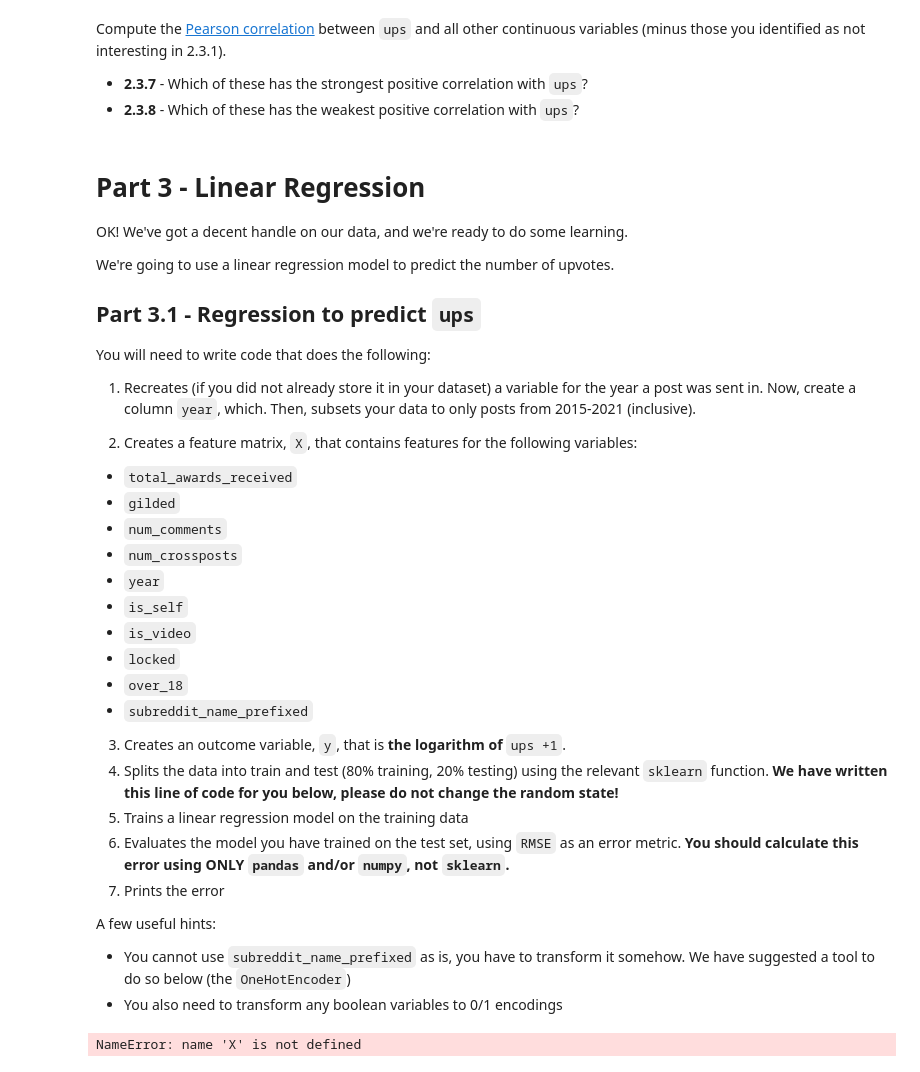
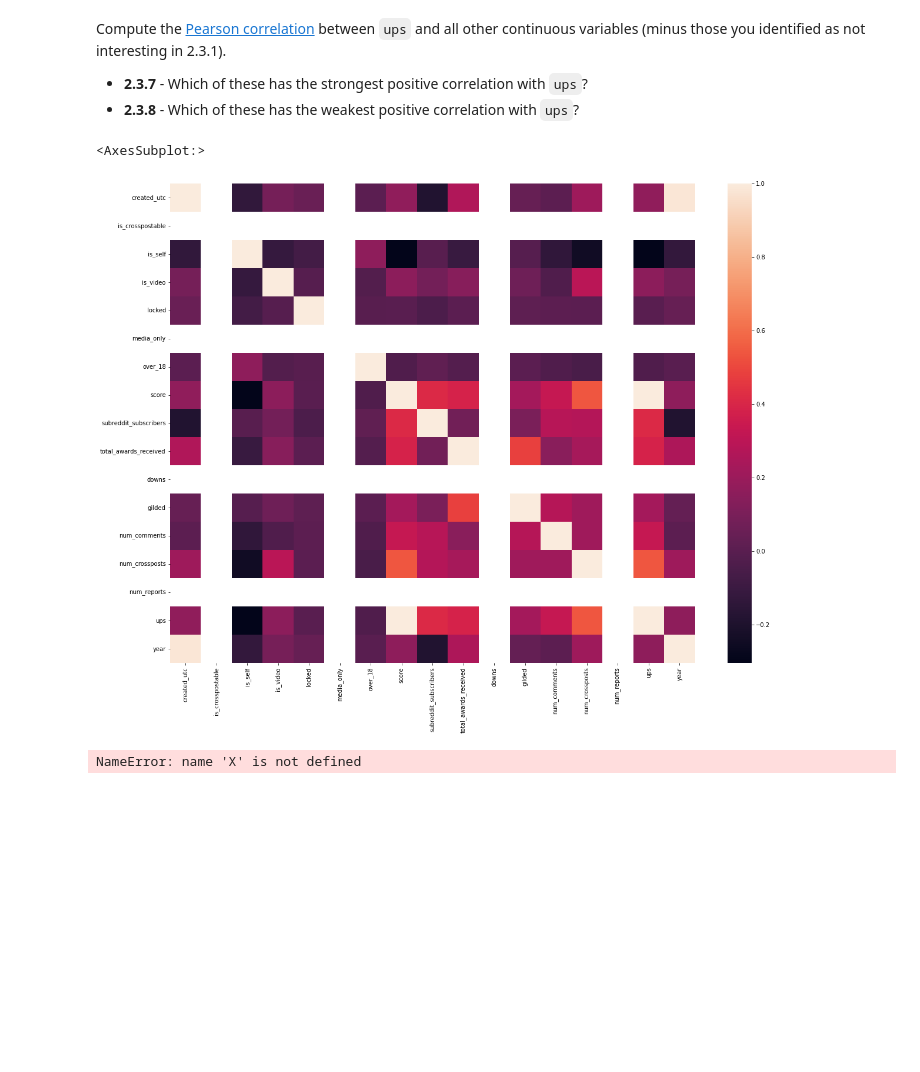
Before and after one commit to IAM-RAAVAAN/ml-project, a Jupyter notebook: assignment_1_474_s22_working.ipynb, the cells around one changed output. Saved outputs shown, nothing was run; the diff lists cells and outputs as text; code cells hidden in the pictures; blank space fills up the shorter version.

````diff
--- a/assignment_1_474_s22_working.ipynb
+++ b/assignment_1_474_s22_working.ipynb
@@ -570,40 +589,11 @@ Compute the [Pearson correlation](https://pandas.pydata.org/docs/reference/api/p
 - **2.3.8** - Which of these has the weakest positive correlation with ```ups```?
 # %%
 # Code for 2.3.7-8 here
+import seaborn as sns
+sns.heatmap(part2_data.corr())
+# %% [output]
+<AxesSubplot:>
+[figure, added]
-# %% [markdown]
-# Part 3 - Linear Regression
-
-OK! We've got a decent handle on our data, and we're ready to do some learning.
-
-We're going to use a linear regression model to predict the number of upvotes.
-
-## Part 3.1 - Regression to predict ```ups```
-
-You will need to write code that does the following:
-
-1. Recreates (if you did not already store it in your dataset) a variable for the year a post was sent in. Now, create a column ```year```, which. Then, subsets your data to only posts from 2015-2021 (inclusive).
-
-2. Creates a feature matrix, ```X```, that contains features for the following variables:
-- ```total_awards_received```
-- ```gilded```
-- ```num_comments```
-- ```num_crossposts```
-- ```year```
-- ```is_self```
-- ```is_video```
-- ```locked```
-- ```over_18```
-- ```subreddit_name_prefixed```
-
-3. Creates an outcome variable, ```y```, that is **the logarithm of** ```ups +1```.
-4. Splits the data into train and test (80% training, 20% testing) using the relevant ```sklearn``` function. **We have written this line of code for you below, please do not change the random state!**
-5. Trains a linear regression model on the training data
-6. Evaluates the model you have trained on the test set, using ```RMSE``` as an error metric. **You should calculate this error using ONLY ```pandas``` and/or ```numpy```, not ```sklearn```.**
-7. Prints the error
-
-A few useful hints:
-- You cannot use ```subreddit_name_prefixed``` as is, you have to transform it somehow. We have suggested a tool to do so below (the ```OneHotEncoder```)
-- You also need to transform any boolean variables to 0/1 encodings
 # %%
 # Lets just reload the data in to make sure we're all starting fresh!
 part3_data = pd.read_csv(r"C:\Users\akhil\OneDrive\Documents\UB course work\cse 574 ML\assignment1\assignment1\part2_data.csv")
````
Also changed, not shown: parts of 7 cells of this notebook, 4 other files.
